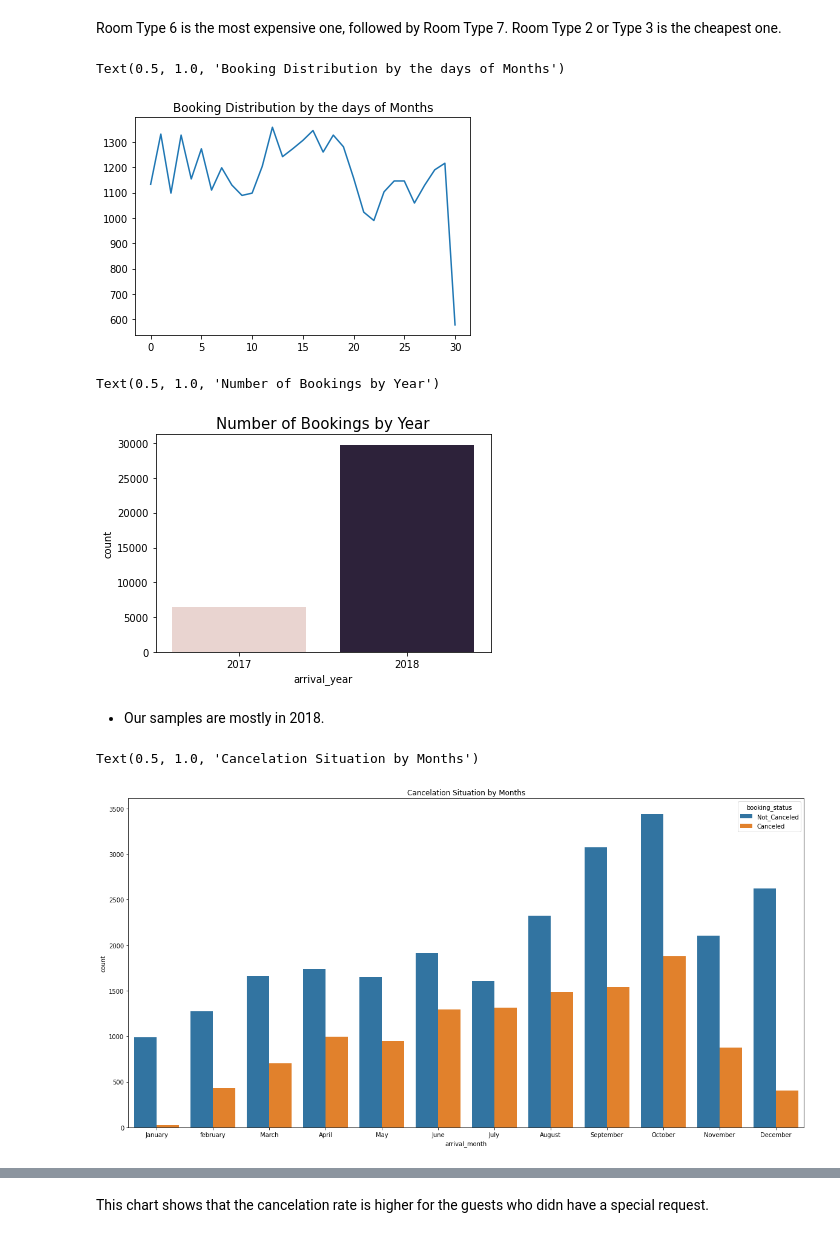
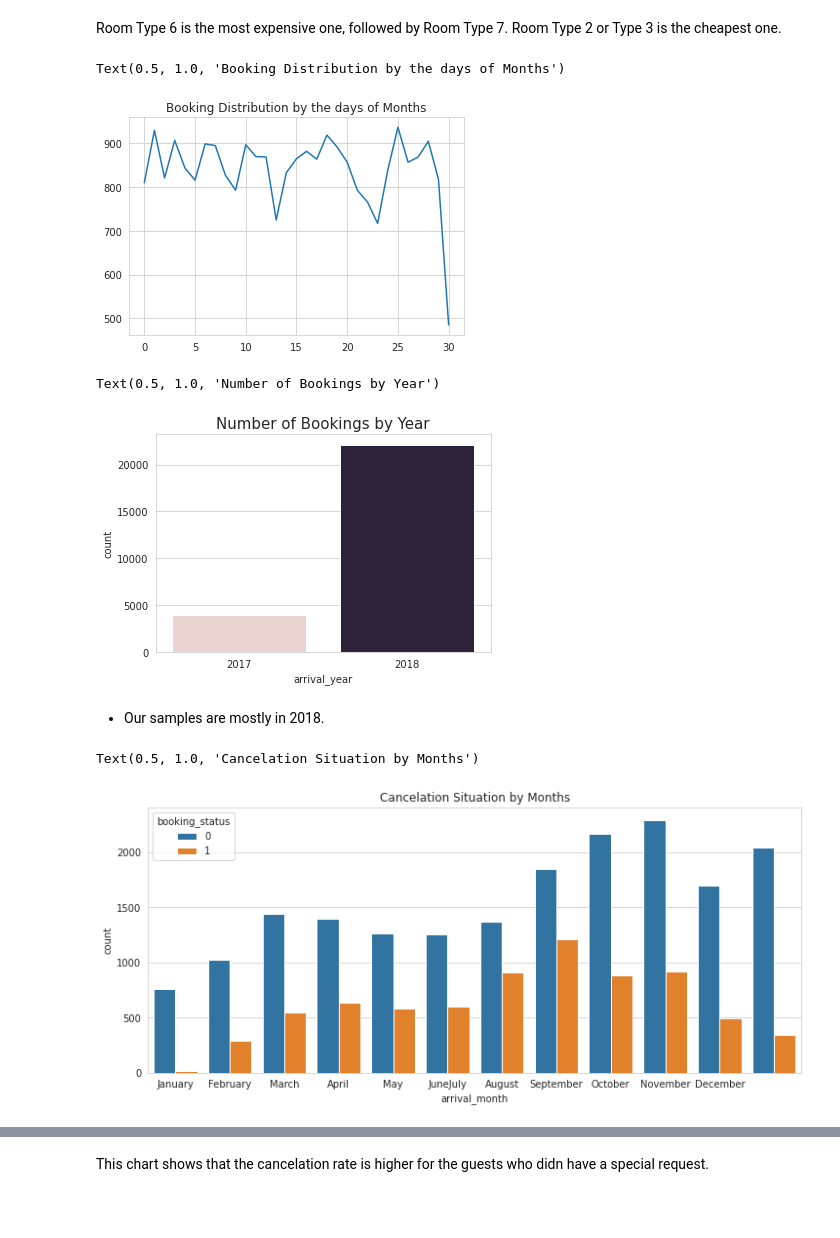
Before and after one commit to rimchristian/Hotel-Reservation-ML-Model, a Jupyter notebook: hotelbooking.ipynb, the cells around one changed output, grey strips where cells are left out. Cells and saved outputs as stored; diff of their text form; code cells hidden in the pictures; blank space fills up the shorter version.

```diff
--- a/hotelbooking.ipynb
+++ b/hotelbooking.ipynb
@@ -97,7 +131,7 @@ def classification_metrics(model, X_test, y_test, label='Test Data',
 # %% [markdown]
 # **Load and Inspect the Data**
 # %%
-filename = '/content/Hotel_Reservations.csv'
+filename = '/content/Hotel Reservations 2.csv'
 df = pd.read_csv(filename)
 # %%
 # display the first 5 rows
@@ -168,6 +178,7 @@ df.describe(include='object')
 ## **Remove Unnecessary Columns**
 # %%
 # drop columns
+df = df.drop(columns=['Booking_ID'])
 df.info()
 # %% [output]
 <class 'pandas.core.frame.DataFrame'>
@@ -291,0 +311,5 @@ The two classes were not distributed evenly so the data may be imbalanced. It se
+# %%
+sns.set_style("whitegrid")
+ax = sns.countplot(df['booking_status'], palette=sns.cubehelix_palette(2))
+plt.title('Booking Status Class Distribution', fontsize=15)
+plt.xlabel(xlabel='Class')
@@ -292,5 +321,5 @@ The two classes were not distributed evenly so the data may be imbalanced. It se
 # %%
 df['booking_status'].value_counts()
-#df['booking_status'].replace({'Canceled':1,'Not_Canceled':0}, inplace=True)
+df['booking_status'].replace({'Canceled':1,'Not_Canceled':0}, inplace=True)
 df['booking_status'].value_counts()
 # %% [output]
@@ -314,24 +350,24 @@ plt.plot(df['arrival_date'].value_counts().sort_index().values)
 plt.title('Booking Distribution by the days of Months')
 # %% [output]
 Text(0.5, 1.0, 'Booking Distribution by the days of Months')
-[figure, old version]
+[figure, new version]
 # %%
 ax = sns.countplot(df['arrival_year'], palette=sns.cubehelix_palette(2))
 plt.title('Number of Bookings by Year', fontsize=15)
 # %% [output]
 Text(0.5, 1.0, 'Number of Bookings by Year')
-[figure, old version]
+[figure, new version]
 # %% [markdown]
 - Our samples are mostly in 2018.
 # %%
-plt.figure(figsize=(20,10))
-sns.countplot(df["arrival_month"], hue=df["booking_status"])
-plt.xticks(np.arange(0,12),["January", "february", "March", "April","May","June",
+plt.figure(figsize=(12,5))
+sns.countplot(df['arrival_month'], hue=df['booking_status'])
+plt.xticks(np.arange(0,11),["January", "February", "March", "April","May","June"
 "July","August","September","October","November","December"])
-plt.title("Cancelation Situation by Months")
+plt.title('Cancelation Situation by Months')
 # %% [output]
 Text(0.5, 1.0, 'Cancelation Situation by Months')
-[figure, old version]
+[figure, new version]
 # %%
 plt.figure(figsize=(10,6))
 sns.countplot(df['no_of_special_requests'], hue=df['booking_status'])
```
Also changed, not shown: parts of 142 cells of this notebook.
